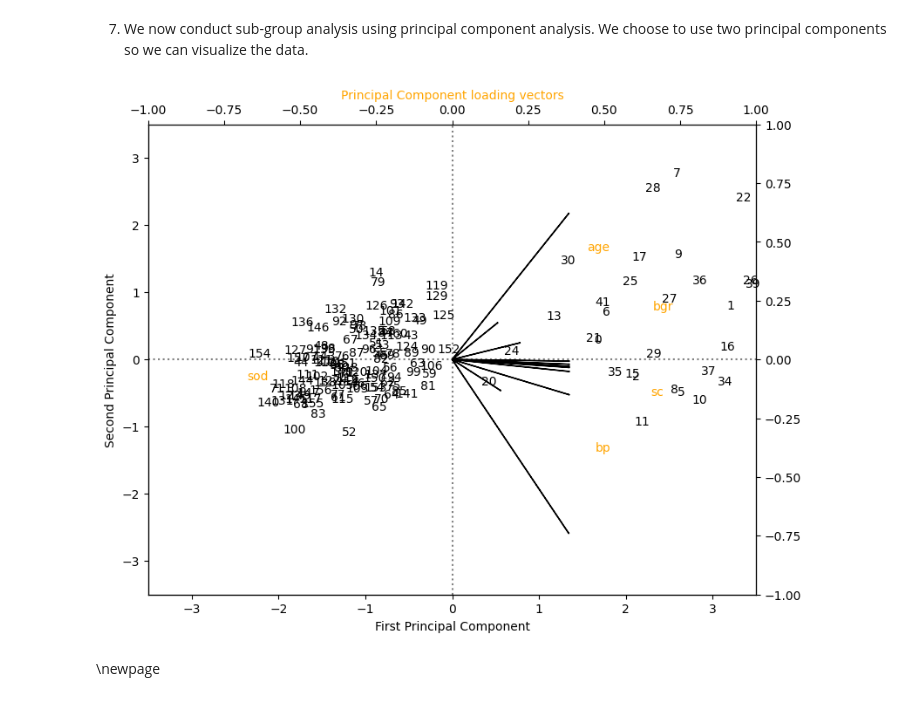
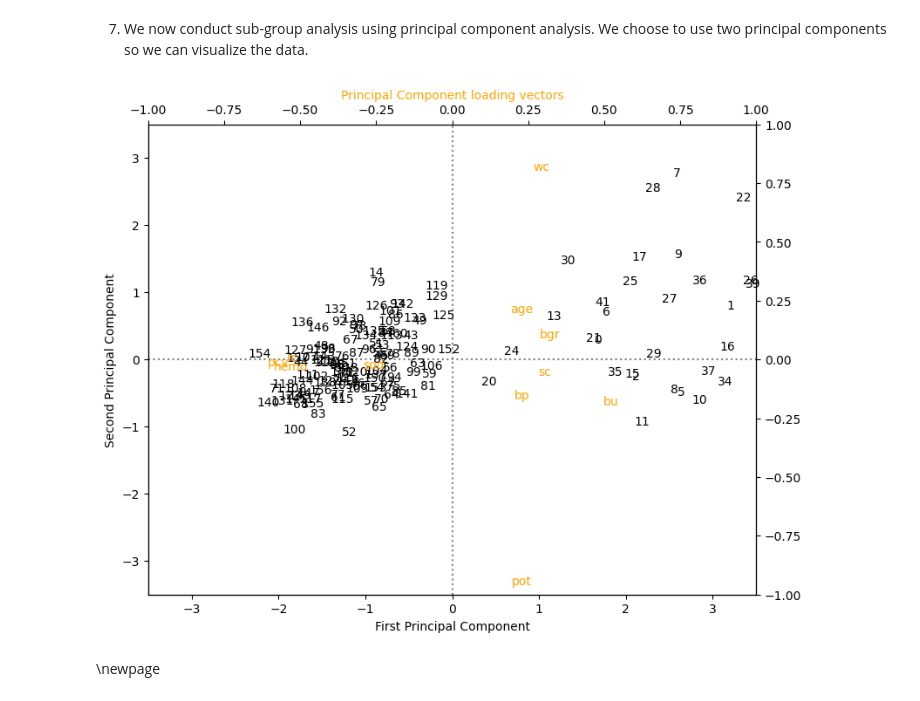
Before and after one commit to seebachl/3DA3-Asgmt-6, a Jupyter notebook: Seebach_Lily_HW6.ipynb, the cells around one changed output. Cells and saved outputs as stored; diff of their text form; code cells hidden in the pictures.

```diff
--- a/Seebach_Lily_HW6.ipynb
+++ b/Seebach_Lily_HW6.ipynb
@@ -248,46 +248,46 @@ ax1.set_ylim(-3.5,3.5)
 
 # Plot Principal Components 1 and 2
 for i in pc_scores.index:
     ax1.annotate(i, (pc_scores.PC1.loc[i], -pc_scores.PC2.loc[i]), ha='center')
 
 # Plot reference lines
 ax1.hlines(0,-3.5,3.5, linestyles='dotted', colors='grey')
 ax1.vlines(0,-3.5,3.5, linestyles='dotted', colors='grey')
 
 ax1.set_xlabel('First Principal Component')
 ax1.set_ylabel('Second Principal Component')
 
 # Plot Principal Component loading vectors, using a second y-axis.
 ax2 = ax1.twinx().twiny()
 
 ax2.set_ylim(-1,1)
 ax2.set_xlim(-1,1)
 ax2.tick_params(axis='y', colors='orange')
 ax2.set_xlabel('Principal Component loading vectors', color='orange')
 
 # Plot labels for vectors. Variable 'a' is a small offset parameter to separate arrow tip and text.
-a = 3
+a = 1.3
 for i in pca_loadings[['PC1', 'PC2']].index:
     ax2.annotate(i, (pca_loadings.PC1.loc[i]*a, -pca_loadings.PC2.loc[i]*a), color='orange')
 
 # Plot vectors
-ax2.arrow(0,0,pca_loadings.PC1[0], -pca_loadings.PC2[0])
-ax2.arrow(0,0,pca_loadings.PC1[1], -pca_loadings.PC2[1])
-ax2.arrow(0,0,pca_loadings.PC1[2], -pca_loadings.PC2[2])
-ax2.arrow(0,0,pca_loadings.PC1[3], -pca_loadings.PC2[3])
-ax2.arrow(0,0,pca_loadings.PC1[3], -pca_loadings.PC2[4])
-ax2.arrow(0,0,pca_loadings.PC1[3], -pca_loadings.PC2[5])
-ax2.arrow(0,0,pca_loadings.PC1[3], -pca_loadings.PC2[6])
-ax2.arrow(0,0,pca_loadings.PC1[3], -pca_loadings.PC2[7])
-ax2.arrow(0,0,pca_loadings.PC1[3], -pca_loadings.PC2[8])
-ax2.arrow(0,0,pca_loadings.PC1[3], -pca_loadings.PC2[9])
-ax2.arrow(0,0,pca_loadings.PC1[3], -pca_loadings.PC2[10])
+#ax2.arrow(0,0,pca_loadings.PC1[0], -pca_loadings.PC2[0])
+#ax2.arrow(0,0,pca_loadings.PC1[1], -pca_loadings.PC2[1])
+#ax2.arrow(0,0,pca_loadings.PC1[2], -pca_loadings.PC2[2])
+#ax2.arrow(0,0,pca_loadings.PC1[3], -pca_loadings.PC2[3])
+#ax2.arrow(0,0,pca_loadings.PC1[3], -pca_loadings.PC2[4])
+#ax2.arrow(0,0,pca_loadings.PC1[3], -pca_loadings.PC2[5])
+#ax2.arrow(0,0,pca_loadings.PC1[3], -pca_loadings.PC2[6])
+#ax2.arrow(0,0,pca_loadings.PC1[3], -pca_loadings.PC2[7])
+#ax2.arrow(0,0,pca_loadings.PC1[3], -pca_loadings.PC2[8])
+#ax2.arrow(0,0,pca_loadings.PC1[3], -pca_loadings.PC2[9])
+#ax2.arrow(0,0,pca_loadings.PC1[3], -pca_loadings.PC2[10])
 
 
 
 plt.show()
 # %% [output]
-[figure, old version]
+[figure, new version]
 # %% [markdown]
 \newpage
 # %% [markdown]
```
